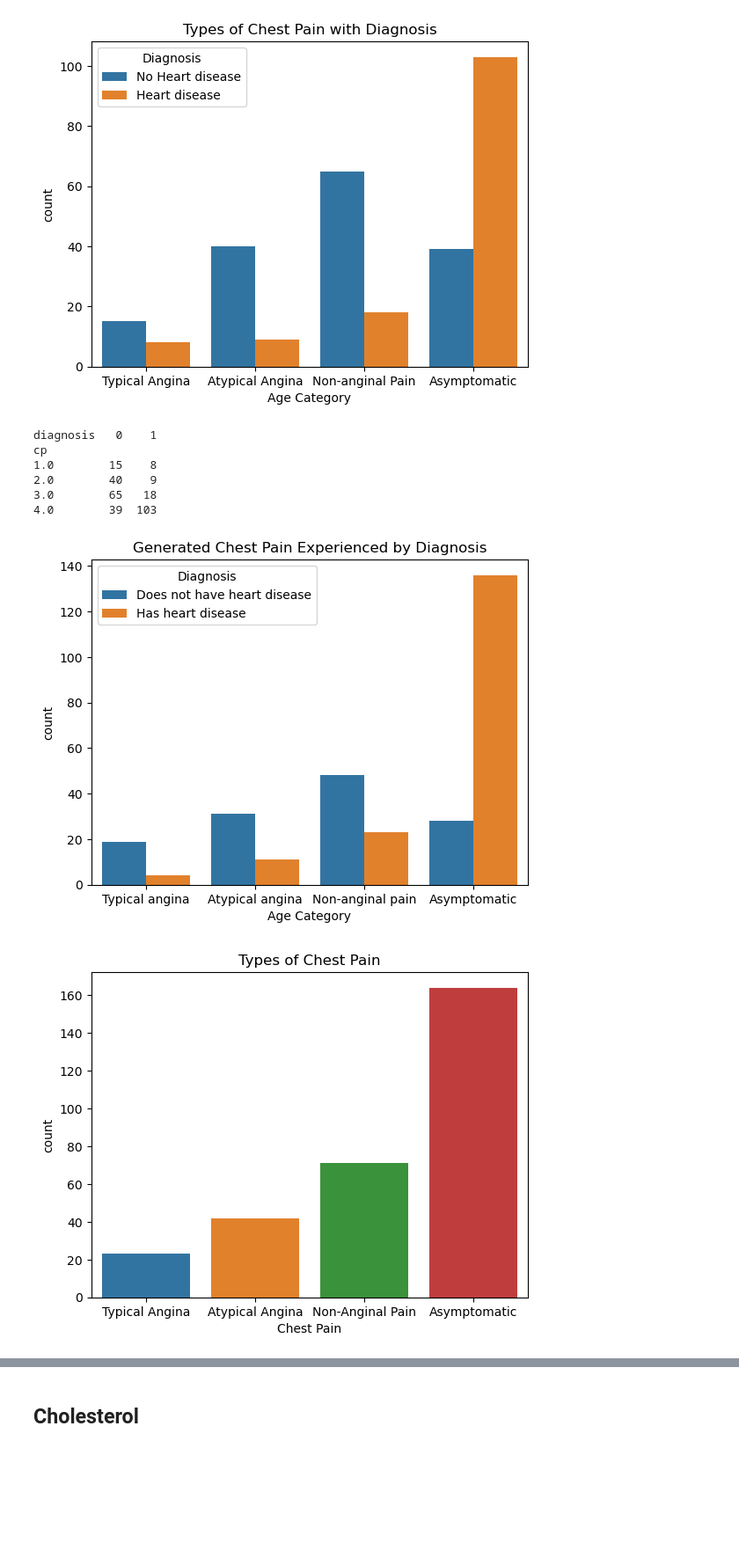
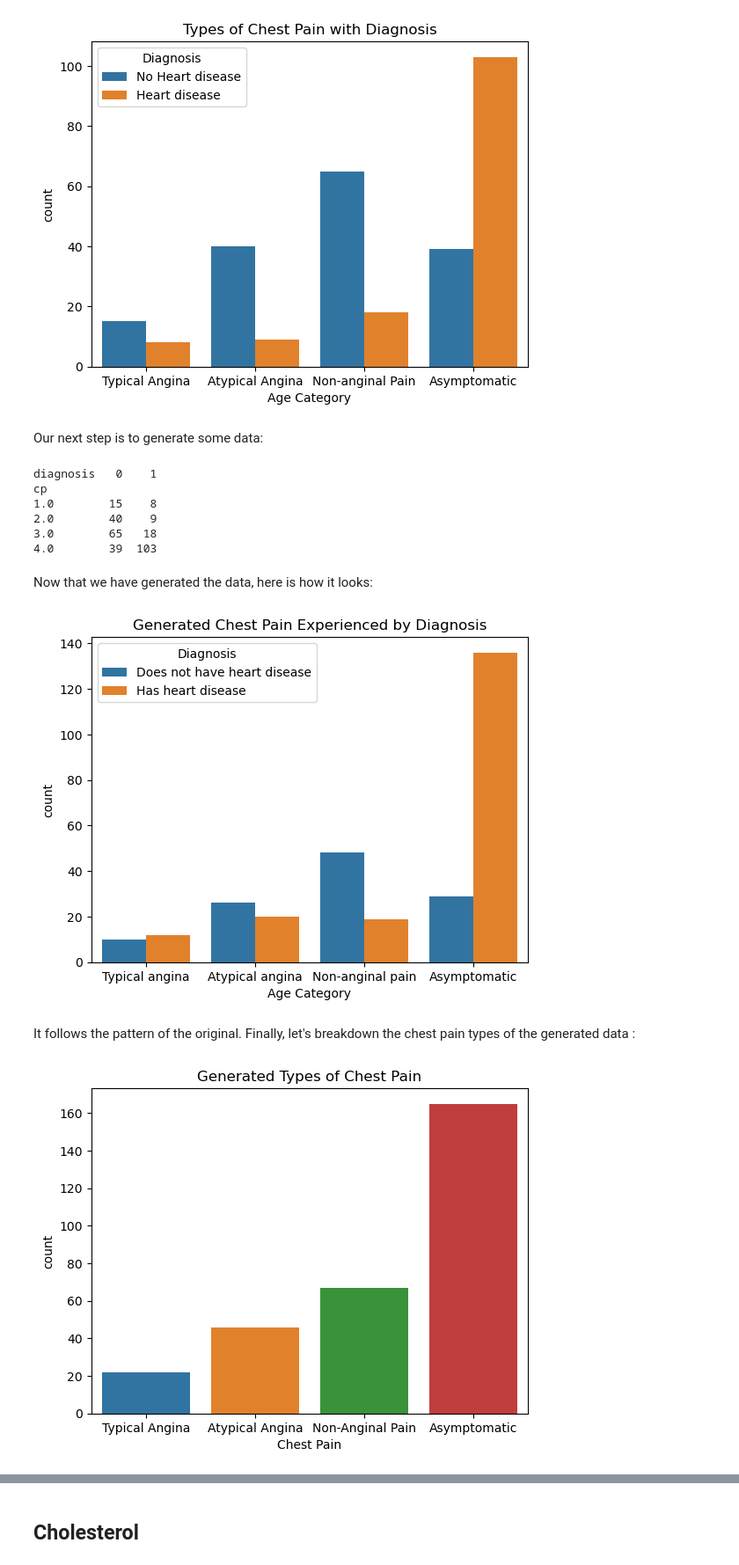
Before and after one commit to frankquinn89/PROGRAMMING_FOR_DATA_ANALYSIS, a Jupyter notebook: project.ipynb, the cells around one changed output, grey strips where cells are left out. Shown at 88% size. Cells and saved outputs as stored; diff of their text form; code cells hidden in the pictures; blank space fills up the shorter version.

Commit message:
updated comments for chest pain

```diff
--- a/project.ipynb
+++ b/project.ipynb
@@ -381,4 +383,6 @@ mplot.xticks(y_position, bars)
 mplot.show()
 # %% [output]
 [figure]
+# %% [markdown]
+Our next step is to generate some data:
 # %%
@@ -392,32 +396,29 @@ cp
 3.0        65   18
 4.0        39  103
 # %%
-def cp(diag):
+def generate_chest_pain(diagnosis):
     keys = ['1.0', '2.0', '3.0', '4.0']
-    if diag == 1:
-        # Probabilities for each chest pain type given heart disease
+    if diagnosis == 1:
+        # Probability for each chest pain type with disease
         probs = [.05, .07, .13, .75]
-        # Randomly choose a chest pain type based on the probabilities
+        # choose a chest pain based on probability
         choice = np.random.choice(keys, 1, replace=True, p=probs)
-
-        # Convert the choice to string and return
         return choice[0]
     else:
         # Change probabilities for no disease when diagnosis is 0
-        # Probabilities for each chest pain type given no disease
+        # Probability for chest pain type with no disease
         probs = [0.1, 0.25,0.41,0.24]
-
-        # Randomly choose a chest pain type based on the probabilities
+        # choose a chest pain based on the probability
         choice = np.random.choice(keys, 1, replace=True, p=probs)
-
-        # Convert the choice to string and return
         return choice[0]
 # %%
-#assign chest pain to generated dataset
-gen_data['cp'] = gen_data['diagnosis'].apply(cp)
+# assign chest pain to generated dataset column
+gen_data['cp'] = gen_data['diagnosis'].apply(generate_chest_pain)
 
 # ensure data types matches original data set
 gen_data['cp'] = gen_data.cp.astype('float64')
+# %% [markdown]
+Now that we have generated the data, here is how it looks:
 # %%
 sb.countplot(x="cp",data=gen_data,hue="diagnosis")
 mplot.title("Generated Chest Pain Experienced by Diagnosis")
@@ -428,14 +429,16 @@ y_position = np.arange(len(bars))
 mplot.xticks(y_position, bars)
 mplot.show()
 # %% [output]
-[figure, old version]
+[figure, new version]
+# %% [markdown]
+It follows the pattern of the original. Finally, let's breakdown the chest pain types of the generated data :
 # %%
 sb.countplot(gen_data['cp'])
-mplot.title("Types of Chest Pain")
+mplot.title("Generated Types of Chest Pain")
 mplot.xlabel("Chest Pain")
 bars = ('Typical Angina', 'Atypical Angina', 'Non-Anginal Pain', 'Asymptomatic')
 y_position = np.arange(len(bars))
 mplot.xticks(y_position, bars)
 mplot.show()
 # %% [output]
-[figure, old version]
+[figure, new version]
```
Also changed, not shown: parts of 11 cells of this notebook.
